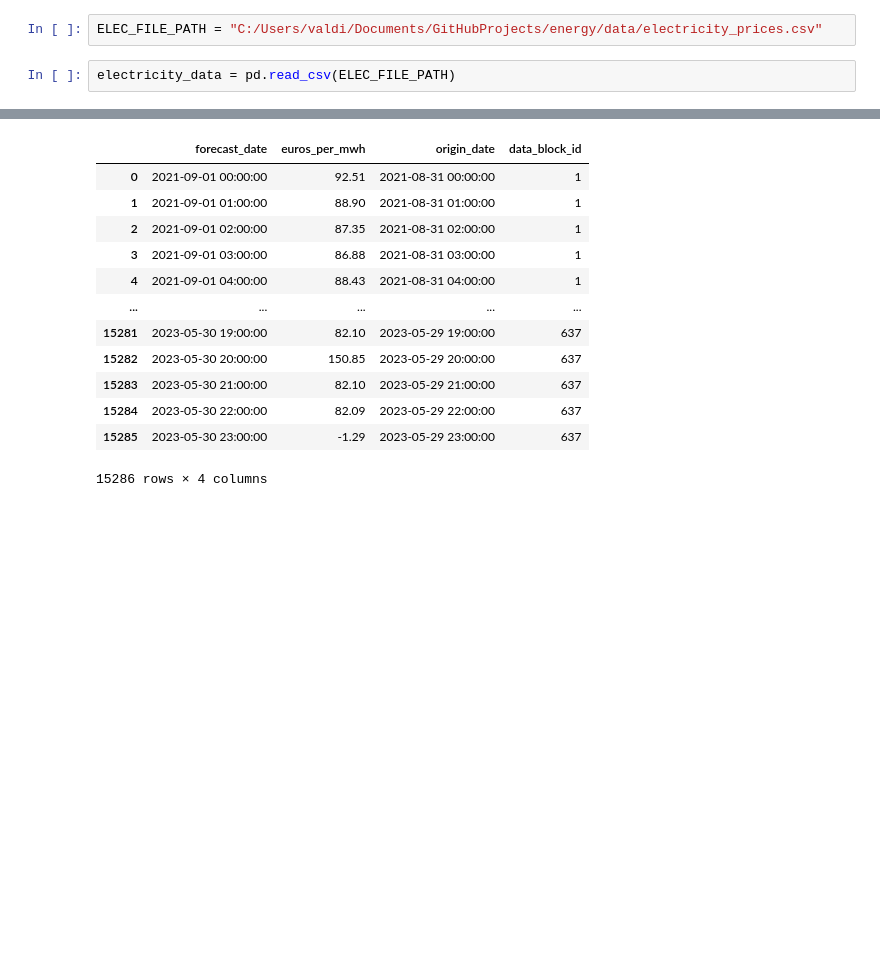
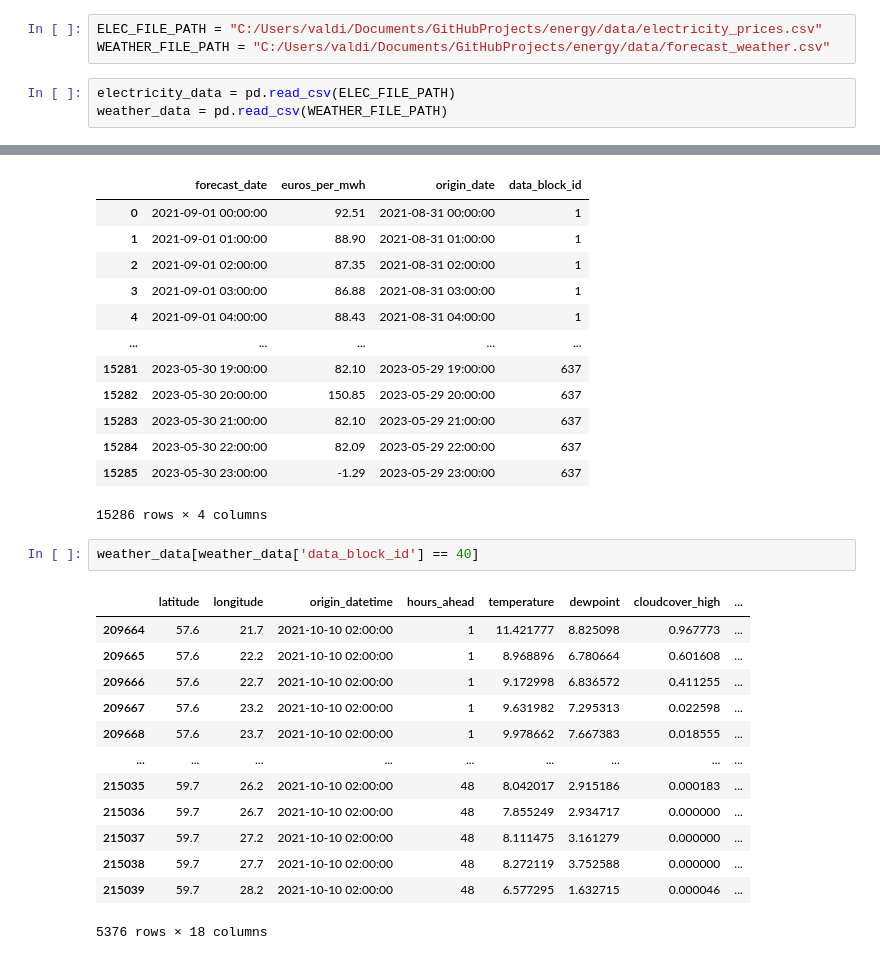
Before and after one commit to Valdins/QuantAlgoSystem, a Jupyter notebook: src/notebooks/intraday_analysis.ipynb, the cells around one changed output, grey strips where cells are left out. Drawn from its saved outputs; the diff is of its cells as text; blank space fills up the shorter version.

```diff
--- a/src/notebooks/intraday_analysis.ipynb
+++ b/src/notebooks/intraday_analysis.ipynb
@@ -4,8 +4,10 @@ import pandas as pd
 import numpy as np
 # %%
 ELEC_FILE_PATH = "C:/Users/valdi/Documents/GitHubProjects/energy/data/electricity_prices.csv"
+WEATHER_FILE_PATH = "C:/Users/valdi/Documents/GitHubProjects/energy/data/forecast_weather.csv"
 # %%
 electricity_data = pd.read_csv(ELEC_FILE_PATH)
+weather_data = pd.read_csv(WEATHER_FILE_PATH)
 # %%
 electricity_data
 # %% [output]
@@ -22,3 +24,19 @@ electricity_data
 | 15284 | 2023-05-30 22:00:00 | 82.09 | 2023-05-29 22:00:00 | 637 |
 | 15285 | 2023-05-30 23:00:00 | -1.29 | 2023-05-29 23:00:00 | 637 |
 15286 rows × 4 columns
+# %%
+weather_data[weather_data['data_block_id'] == 40]
+# %% [output]
+|  | latitude | longitude | origin_datetime | hours_ahead | temperature | dewpoint | cloudcover_high | ... |
+| 209664 | 57.6 | 21.7 | 2021-10-10 02:00:00 | 1 | 11.421777 | 8.825098 | 0.967773 | ... |
+| 209665 | 57.6 | 22.2 | 2021-10-10 02:00:00 | 1 | 8.968896 | 6.780664 | 0.601608 | ... |
+| 209666 | 57.6 | 22.7 | 2021-10-10 02:00:00 | 1 | 9.172998 | 6.836572 | 0.411255 | ... |
+| 209667 | 57.6 | 23.2 | 2021-10-10 02:00:00 | 1 | 9.631982 | 7.295313 | 0.022598 | ... |
+| 209668 | 57.6 | 23.7 | 2021-10-10 02:00:00 | 1 | 9.978662 | 7.667383 | 0.018555 | ... |
+| ... | ... | ... | ... | ... | ... | ... | ... | ... |
+| 215035 | 59.7 | 26.2 | 2021-10-10 02:00:00 | 48 | 8.042017 | 2.915186 | 0.000183 | ... |
+| 215036 | 59.7 | 26.7 | 2021-10-10 02:00:00 | 48 | 7.855249 | 2.934717 | 0.000000 | ... |
+| 215037 | 59.7 | 27.2 | 2021-10-10 02:00:00 | 48 | 8.111475 | 3.161279 | 0.000000 | ... |
+| 215038 | 59.7 | 27.7 | 2021-10-10 02:00:00 | 48 | 8.272119 | 3.752588 | 0.000000 | ... |
+| 215039 | 59.7 | 28.2 | 2021-10-10 02:00:00 | 48 | 6.577295 | 1.632715 | 0.000046 | ... |
+5376 rows × 18 columns
```
Also changed, not shown: parts of 14 cells of this notebook.
